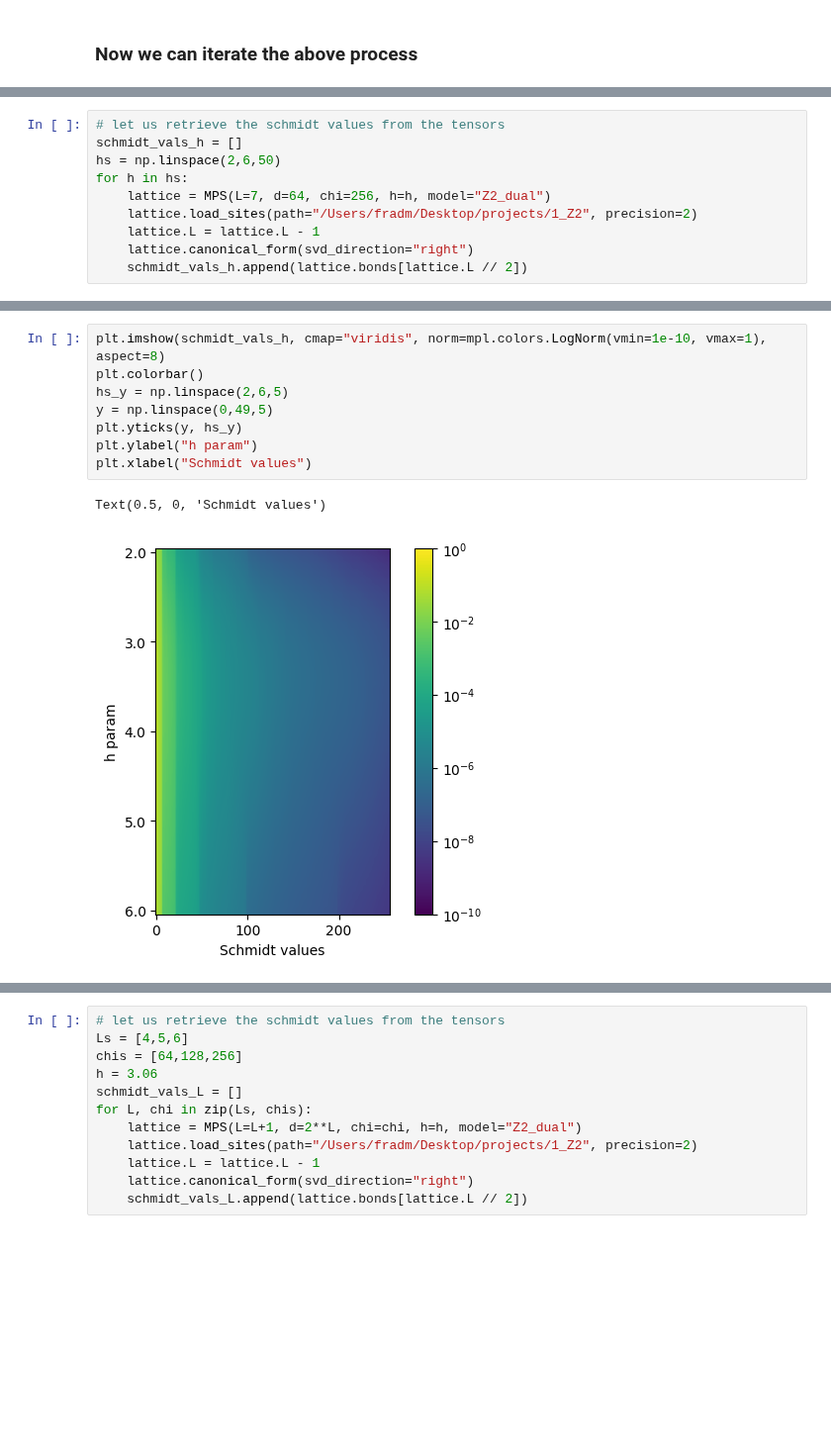
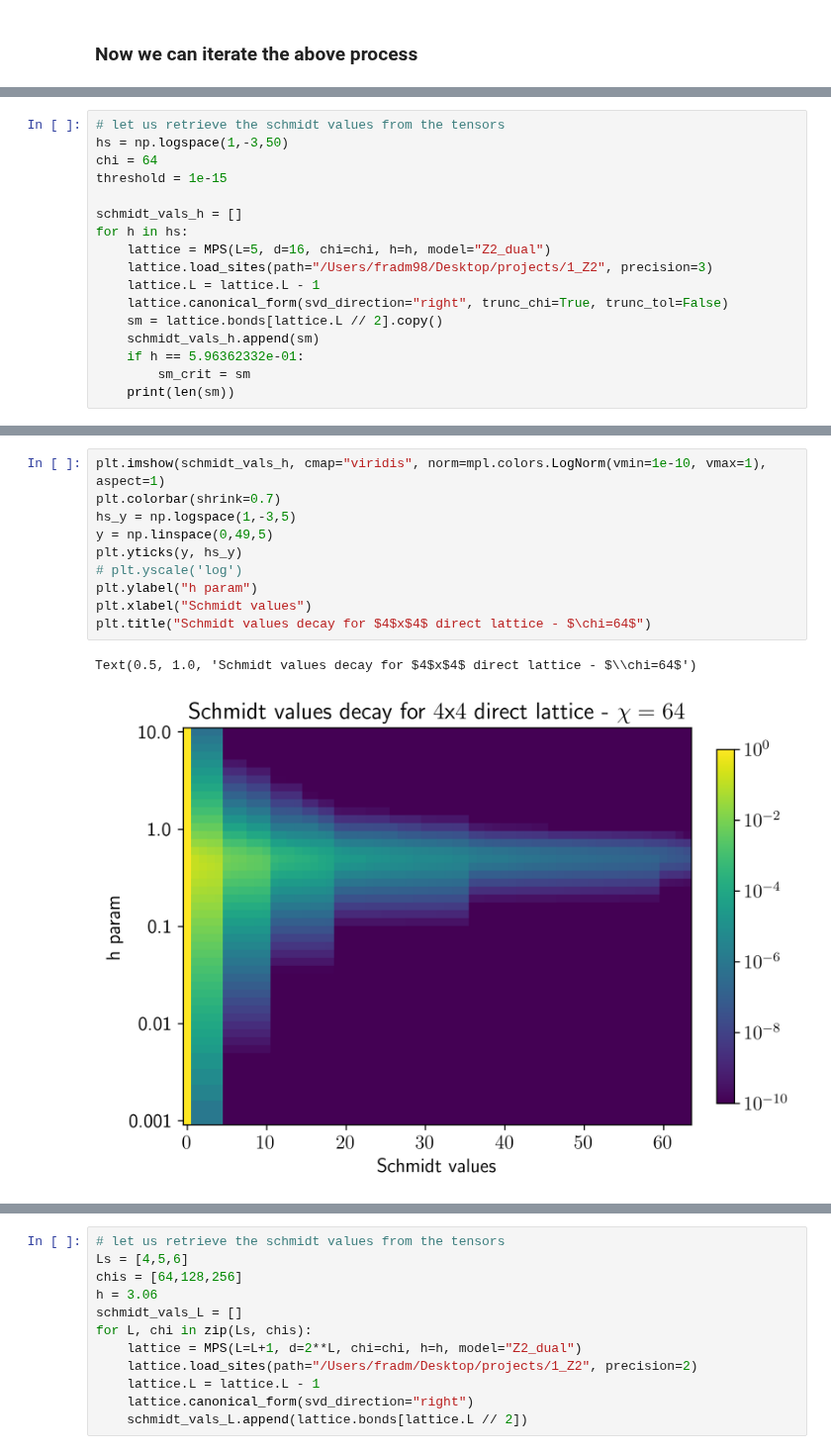
Before and after one commit to Fradm98/qs-mps, a Jupyter notebook: src/qs_mps/applications/Z2/check_schmidt_vals.ipynb, the cells around one changed output, grey strips where cells are left out. Shown at 99% size. Saved outputs shown, nothing was run; the diff lists cells and outputs as text; blank space fills up the shorter version.

```diff
--- a/src/qs_mps/applications/Z2/check_schmidt_vals.ipynb
+++ b/src/qs_mps/applications/Z2/check_schmidt_vals.ipynb
@@ -101,10 +162,17 @@ plt.show()
 # %%
 # let us retrieve the schmidt values from the tensors
+hs = np.logspace(1,-3,50)
+chi = 64
+threshold = 1e-15
+
 schmidt_vals_h = []
-hs = np.linspace(2,6,50)
 for h in hs:
-    lattice = MPS(L=7, d=64, chi=256, h=h, model="Z2_dual")
-    lattice.load_sites(path="/Users/fradm/Desktop/projects/1_Z2", precision=2)
+    lattice = MPS(L=5, d=16, chi=chi, h=h, model="Z2_dual")
+    lattice.load_sites(path="/Users/fradm98/Desktop/projects/1_Z2", precision=3)
     lattice.L = lattice.L - 1
-    lattice.canonical_form(svd_direction="right")
-    schmidt_vals_h.append(lattice.bonds[lattice.L // 2])
+    lattice.canonical_form(svd_direction="right", trunc_chi=True, trunc_tol=False)
+    sm = lattice.bonds[lattice.L // 2].copy()
+    schmidt_vals_h.append(sm)
+    if h == 5.96362332e-01:
+        sm_crit = sm
+    print(len(sm))
@@ -123,11 +197,13 @@ plt.show()
 # %%
-plt.imshow(schmidt_vals_h, cmap="viridis", norm=mpl.colors.LogNorm(vmin=1e-10, vmax=1), aspect=8)
-plt.colorbar()
-hs_y = np.linspace(2,6,5)
+plt.imshow(schmidt_vals_h, cmap="viridis", norm=mpl.colors.LogNorm(vmin=1e-10, vmax=1), aspect=1)
+plt.colorbar(shrink=0.7)
+hs_y = np.logspace(1,-3,5)
 y = np.linspace(0,49,5)
 plt.yticks(y, hs_y)
+# plt.yscale('log')
 plt.ylabel("h param")
 plt.xlabel("Schmidt values")
+plt.title("Schmidt values decay for $4$x$4$ direct lattice - $\chi=64$")
 # %% [output]
-Text(0.5, 0, 'Schmidt values')
+Text(0.5, 1.0, 'Schmidt values decay for $4$x$4$ direct lattice - $\\chi=64$')
-[figure, old version]
+[figure, new version]
```
Also changed, not shown: parts of 7 cells of this notebook, 5 other files.
